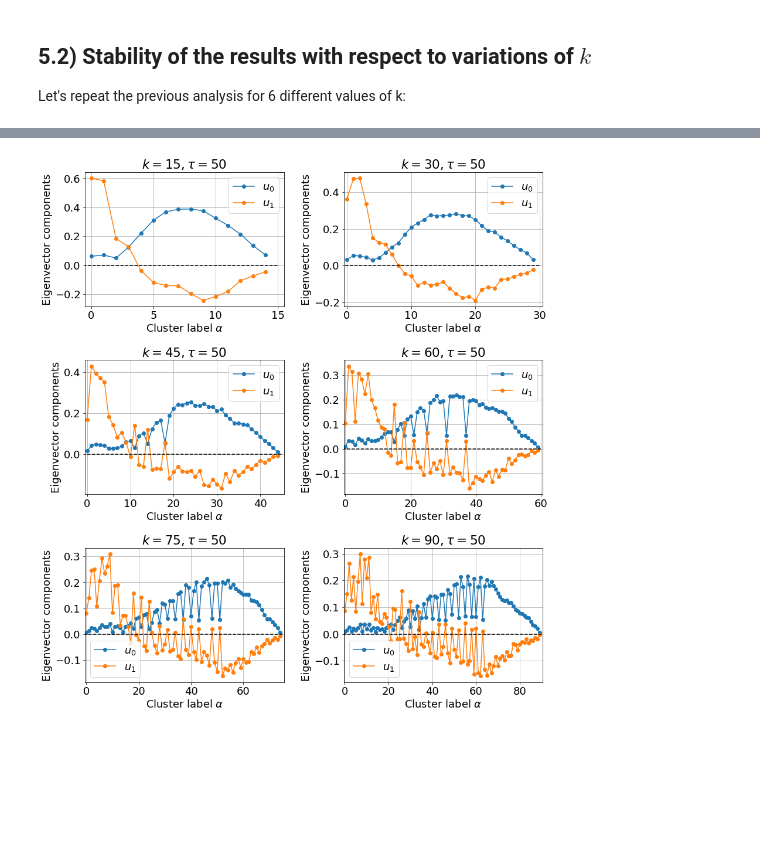
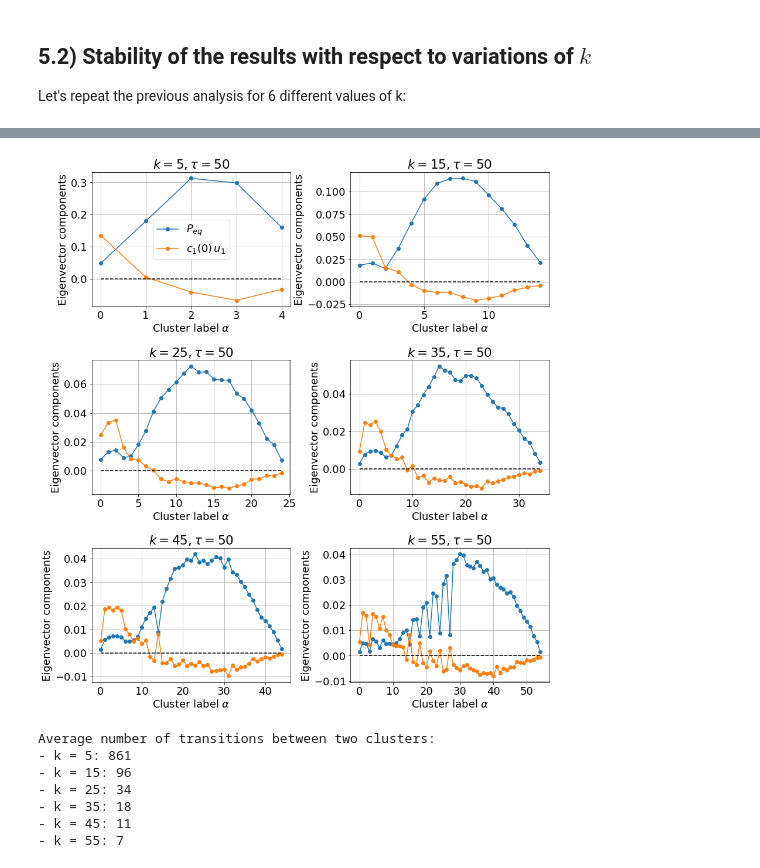
Before and after one commit to vdeltatto/unsupervised-learning, a Jupyter notebook: Fourth_exercise/Fourth_exercise.ipynb, the cells around one changed output, grey strips where cells are left out. Cells and saved outputs as stored; diff of their text form; code cells hidden in the pictures; blank space fills up the shorter version.

Commit message:
Corrected labels in Markov states plots

```diff
--- a/Fourth_exercise/Fourth_exercise.ipynb
+++ b/Fourth_exercise/Fourth_exercise.ipynb
@@ -579,7 +577,7 @@ plt.show()
 # %%
 markov_states = {}
 for nlags in nlags_values:
-    markov_states[nlags] = np.real(sign_u1[nlags]*left_eigenvectors[nlags][:,1]) < 0
+    markov_states[nlags] = np.real(c_1[nlags]*left_eigenvectors[nlags][:,1]) < 0
 # %%
 fig, ax = plt.subplots(3,2,figsize=(14,16))
 from matplotlib.lines import Line2D
@@ -619,0 +611,3 @@ k_values
+# %%
+k_values = [5 + i*10 for i in range(0,6)]
+k_values
@@ -710,8 +706,8 @@ eigenvalues = {}
 left_eigenvectors = {}
 right_eigenvectors = {}
 sorted_indices = {}
-signs_u0 = {}
-signs_u1 = {}
+c_0 = {}
+c_1 = {}
 for k in k_values:
     transition_matrix = compute_transition_matrix(cluster_trajs[k], k=k, nlags=nlags)
     eigenvalues[k], left_eigenvectors[k], right_eigenvectors[k] = scipy.linalg.eig(transition_matrix, left=True)
@@ -722,10 +718,10 @@ for k in k_values:
     left_eigenvectors[k] = left_eigenvectors[k][:,sorted_indices[k]]
     right_eigenvectors[k] = right_eigenvectors[k][:,sorted_indices[k]]
 
-    signs_u0[k] = np.sign(np.real(right_eigenvectors[k][0,0]))
-    signs_u1[k] = np.sign(np.real(np.sum(right_eigenvectors[k][:,1])))
-    if np.real(signs_u0[k]*left_eigenvectors[k][0,0]) < 0:
-          left_eigenvectors[k] *= -1
+    c_0[k] = np.real(right_eigenvectors[k][0,0])
+    c_1[k] = np.real(np.sum(right_eigenvectors[k][:,1])) / k
+
+    if c_0[k]*left_eigenvectors[k][0,0] < 0: left_eigenvectors[k] *= -1
 # %%
 fig, ax1 = plt.subplots(3,2,figsize=(14,16))
 
@@ -736,7 +732,6 @@ for i in range(3):
         index_kvalues += 1
         color = 'tab:blue'
         lns1 = ax1[i,j].plot(np.abs(eigenvalues[k]),'o-',color=color,label="Eigenvalues")
-        ax1[i,j].set_yscale("log")
         ax1[i,j].set_ylabel("$\\lambda_{\\alpha}$",color=color)
         ax1[i,j].set_xlabel("$\\alpha$")
         ax1[i,j].grid("on")
@@ -746,16 +741,12 @@ for i in range(3):
         ax2 = ax1[i,j].twinx()
         lns2 = ax2.plot(np.arange(1,k),-nlags/np.log(np.abs(eigenvalues[k][1:])),'s-',color=color,label="Relaxation times")
         ax2.set_ylabel("$\\tau_{\\alpha}$",color=color)
-        #ax2.set_yscale("log")
         ax2.tick_params(axis='y', labelcolor=color)
-        #ax1.legend()
-
-        lns = lns1+lns2
-        labs = [l.get_label() for l in lns]
-        ax1[i,j].legend(lns, labs, loc='best')
 
         plt.title("($ k = {:d}, \\tau={:d}$)".format(k,nlags))
-        #plt.xticks(np.arange(0,k+1))
+lns = lns1+lns2
+labs = [l.get_label() for l in lns]
+ax1[0,0].legend(lns, labs, loc='best')
 fig.subplots_adjust(hspace=.4,wspace=.4)
 plt.show()
 # %% [output]
@@ -763,24 +754,35 @@ plt.show()
 # %%
 fig, ax = plt.subplots(3,2,figsize=(14,16))
 
 index_kvalues = 0
 for i in range(3):
     for j in range(2):
         k = k_values[index_kvalues]
         index_kvalues += 1
-        ax[i,j].plot(np.real(signs_u0[k]*left_eigenvectors[k][:,0]),'o-',label='$u_0$')
-        ax[i,j].plot(np.real(signs_u1[k]*left_eigenvectors[k][:,1]),'o-',label='$u_1$')
-        ax[i,j].plot(np.linspace(-1,k,2),np.zeros(2),'k--')
+        P_eq = np.real(left_eigenvectors[k][:,0] / np.sum(left_eigenvectors[k][:,0]))
+        ax[i,j].plot(P_eq,'o-',label='$P_{eq}$')
+        ax[i,j].plot(np.real(c_1[k]*left_eigenvectors[k][:,1]),'o-',label='$c_1(0)\,u_1$')
+        ax[i,j].plot(np.linspace(0,k-1,2),np.zeros(2),'k--')
         ax[i,j].set_xlabel("Cluster label $\\alpha$")
         ax[i,j].set_ylabel("Eigenvector components")
-        ax[i,j].legend(loc='best')
         ax[i,j].grid("on")
-        ax[i,j].set_xlim([-0.5,k+0.5])
         ax[i,j].set_title("$k = {:d}, \\tau={:d}$".format(k,nlags))
+ax[0,0].legend(loc='best')
 fig.subplots_adjust(hspace=.4,wspace=.3)
 plt.show()
+
+print("Average number of transitions between two clusters: ")
+for k in k_values:
+    print("- k = " + str(k) + ": {:.0f} ".format((N-nlags)/k**2))
 # %% [output]
-[figure, old version]
+[figure, new version]
+Average number of transitions between two clusters:
+- k = 5: 861
+- k = 15: 96
+- k = 25: 34
+- k = 35: 18
+- k = 45: 11
+- k = 55: 7
 # %%
 markov_states = {}
 for k in k_values:
```
Also changed, not shown: parts of 36 cells of this notebook.
